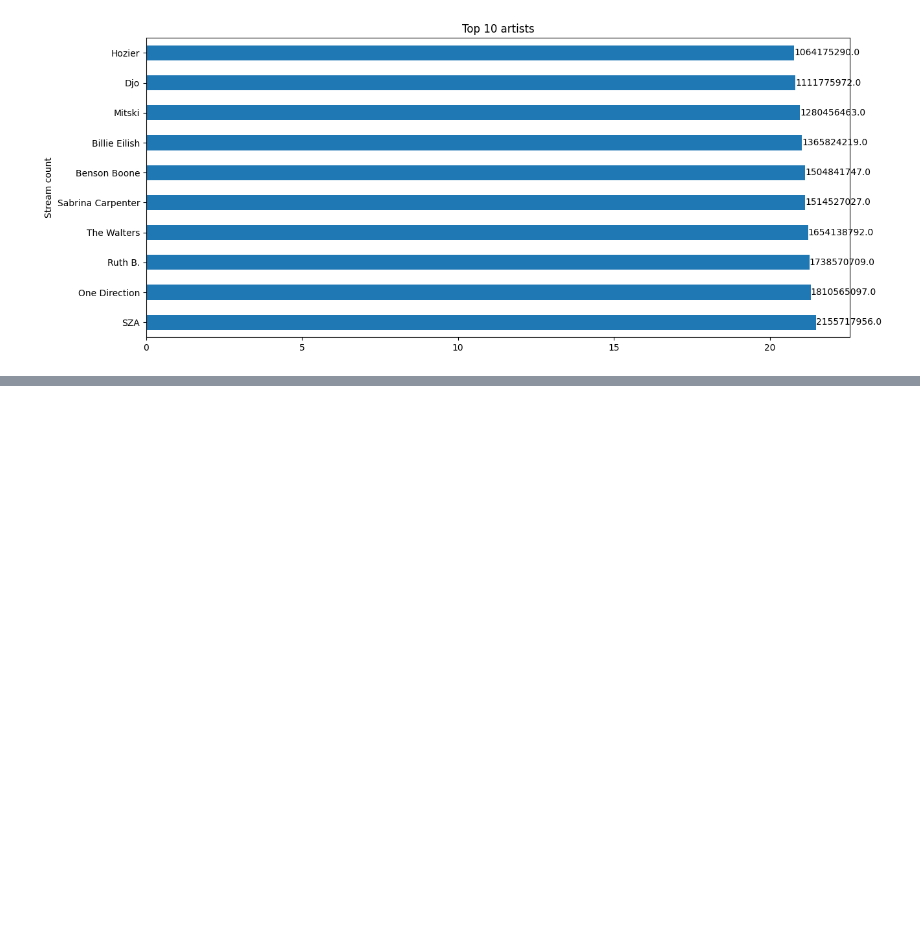
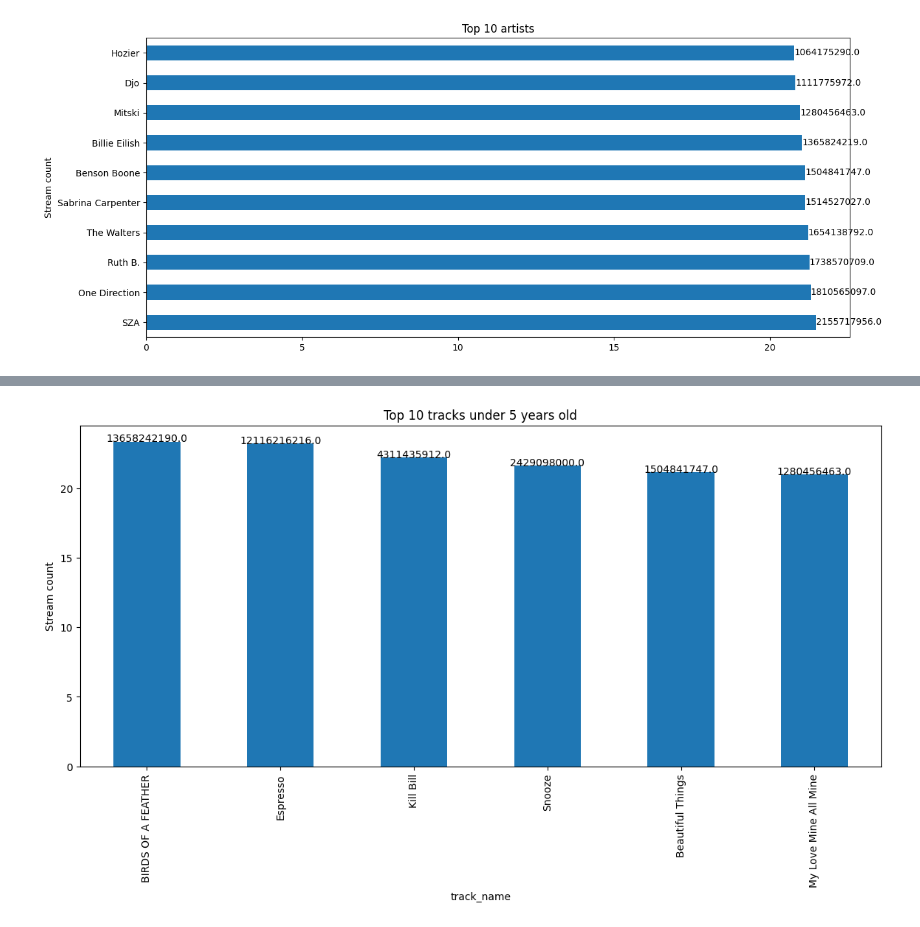
Before and after one commit to IntingRecently/UDPTDLTM, a Jupyter notebook: Data_Analysis.ipynb, the cells around one changed output, grey strips where cells are left out. Drawn from its saved outputs; the diff is of its cells as text; code cells hidden in the pictures; blank space fills up the shorter version.

```diff
--- a/Data_Analysis.ipynb
+++ b/Data_Analysis.ipynb
@@ -303,0 +448,15 @@ plt.show()
+# %%
+# Những bài hát dưới 5 tuổi được nghe nhiều nhất
+top_10_songs = top_10_age[top_10_age < 5].index
+top_10_songs_streams = df[df['track_name'].isin(top_10_songs)].groupby('track_name')['stream_count'].sum().sort_values(ascending=False).head(10)
+top_10_songs_streams = np.log(top_10_songs_streams)
+
+plt.figure(figsize=(14, 6))
+top_10_songs_streams.plot(kind='bar')
+plt.title('Top 10 tracks under 5 years old')
+plt.ylabel('Stream count')
+for index, value in enumerate(top_10_songs_streams):
+    plt.text(index, value, str(round(np.exp(value), 2)), ha = 'center')
+plt.show()
+# %% [output]
+[figure, added]
```
Also changed, not shown: parts of 11 cells of this notebook.
